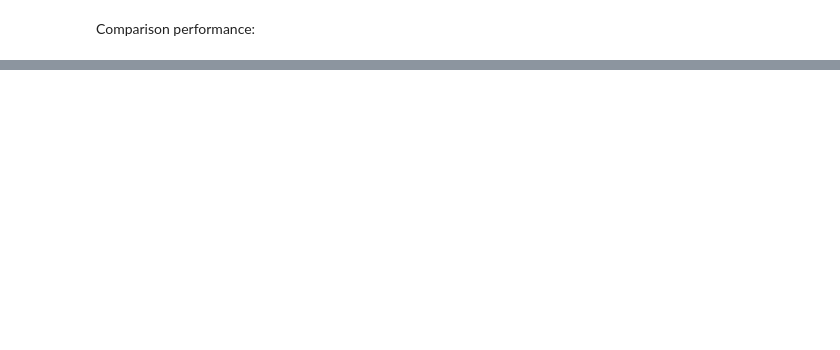
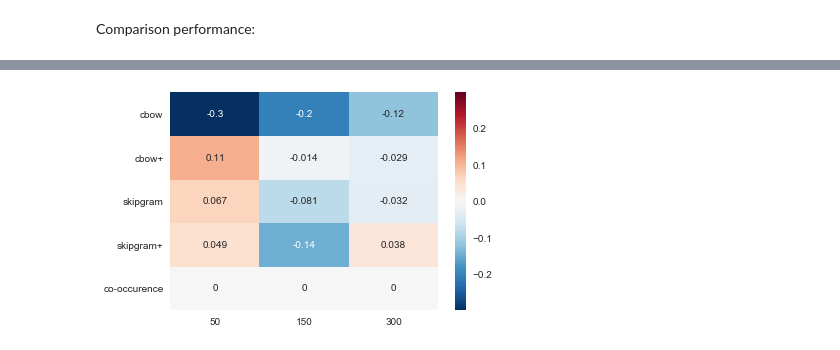
Before and after one commit to diederikw/DaphneDiederikTeam, a Jupyter notebook: Assignment 1.ipynb, the cells around one changed output, grey strips where cells are left out. Drawn from its saved outputs; the diff is of its cells as text; code cells hidden in the pictures; blank space fills up the shorter version.

Commit message:
Models and analogy functions

```diff
--- a/Assignment 1.ipynb
+++ b/Assignment 1.ipynb
@@ -708,0 +725,17 @@ Discussion of the advantages of CBOW and Skipgram, the advantages of negative sa
+# %%
+dictionary = tokenizer.word_index
+
+v1 = coMatrix[dictionary[word1]]
+v2 = coMatrix[dictionary[word2]]
+v3 = coMatrix[dictionary[word3]]
+v4 = coMatrix[dictionary[word4]]
+
+distance = calculate_analogy(v1, v2, v3, v4)
+# %%
+# Add the same measure three times in order to easily add it to the heatmap
+mappingArray.append([distance, distance, distance])
+names.append("co-occurence")
+# %%
+ax = sns.heatmap(mappingArray, annot=True, yticklabels=names, xticklabels=sizes)
+# %% [output]
+[figure, added]
```
Also changed, not shown: parts of 22 cells of this notebook.
